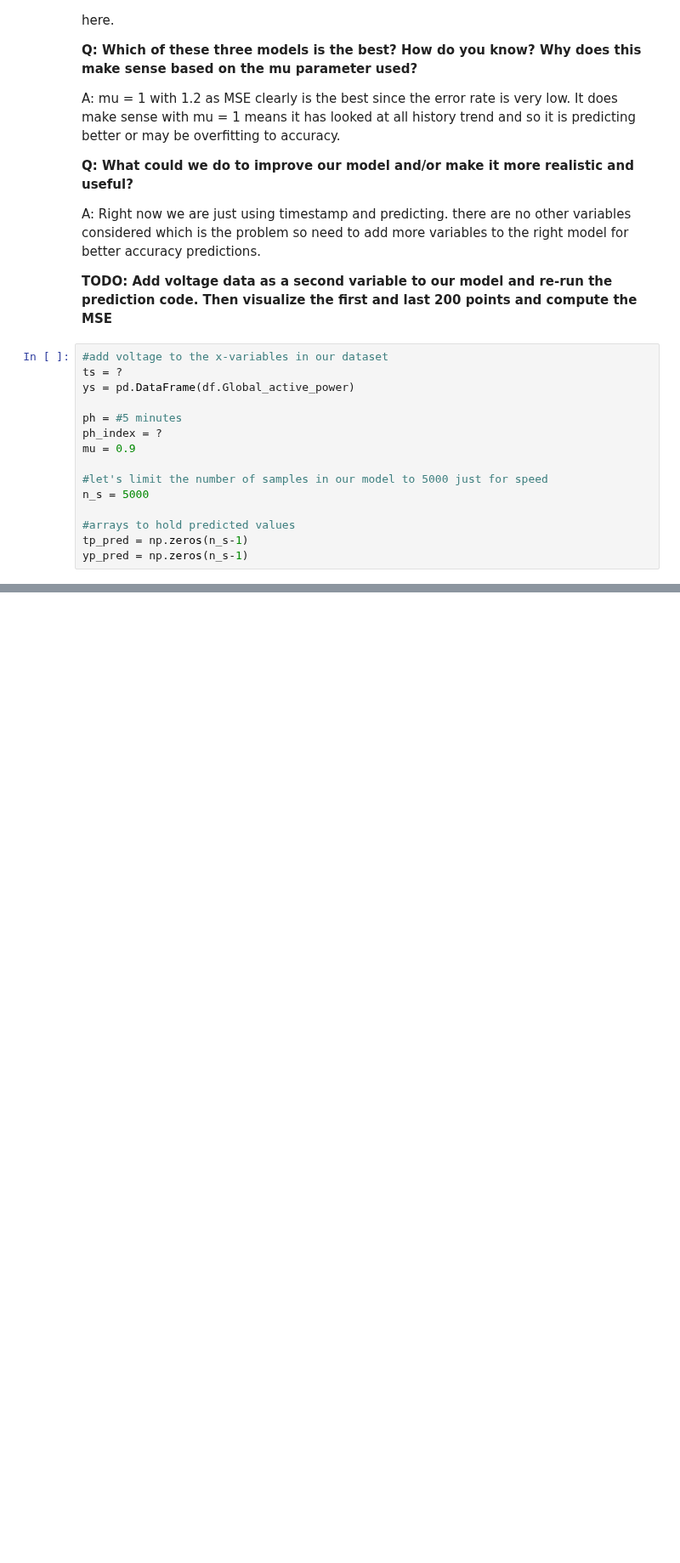
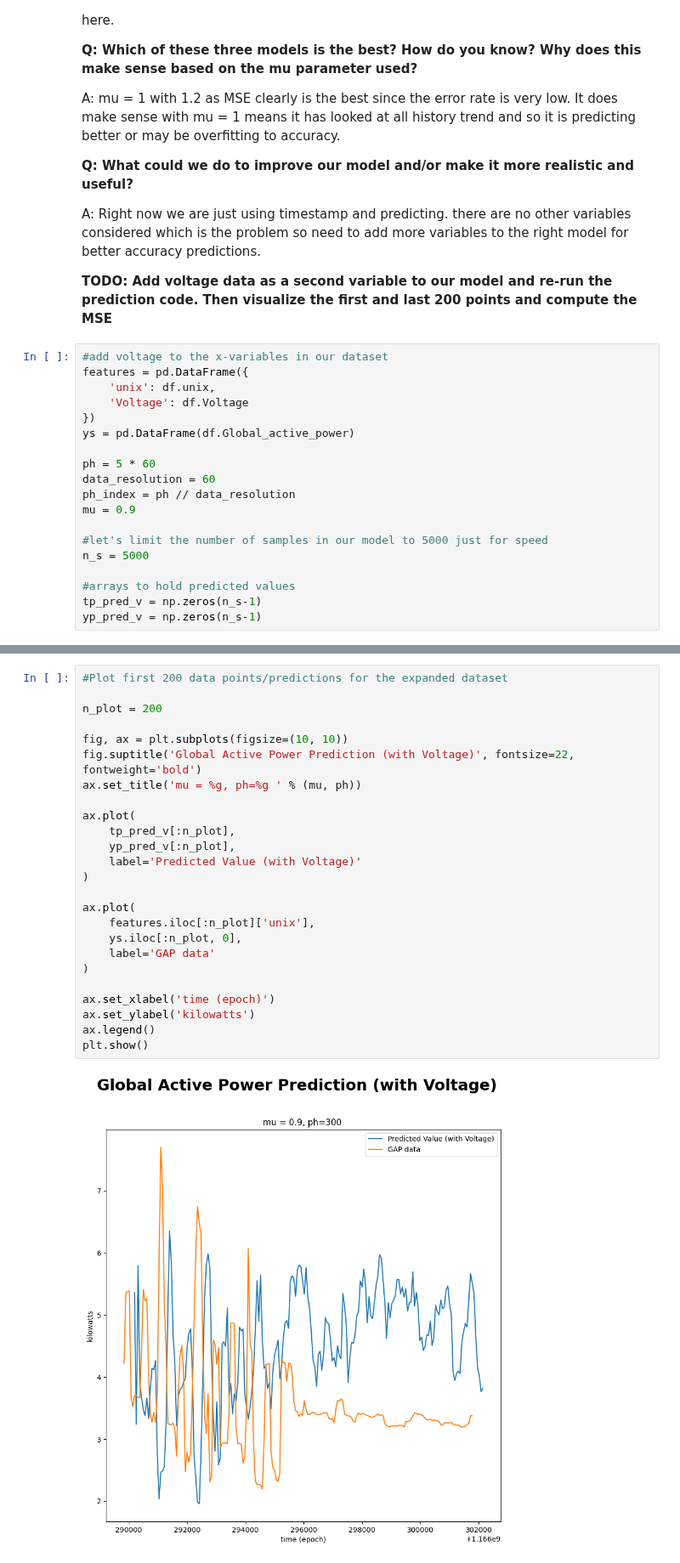
Before and after one commit to BPALAN-USD/AAI-530, a Jupyter notebook: AAI530_Assignment3_BhavinPalan.ipynb, the cells around one changed output, grey strips where cells are left out. Shown at 85% size. Cells and saved outputs as stored; diff of their text form; blank space fills up the shorter version.

```diff
--- a/AAI530_Assignment3_BhavinPalan.ipynb
+++ b/AAI530_Assignment3_BhavinPalan.ipynb
@@ -516,16 +516,20 @@ A: Right now we are just using timestamp and predicting. there are no other vari
 **TODO: Add voltage data as a second variable to our model and re-run the prediction code. Then visualize the first and last 200 points and compute the MSE**
 # %%
 #add voltage to the x-variables in our dataset
-ts = ?
+features = pd.DataFrame({
+    'unix': df.unix,
+    'Voltage': df.Voltage
+})
 ys = pd.DataFrame(df.Global_active_power)
 
-ph = #5 minutes
-ph_index = ?
+ph = 5 * 60
+data_resolution = 60
+ph_index = ph // data_resolution
 mu = 0.9
 
 #let's limit the number of samples in our model to 5000 just for speed
 n_s = 5000
 
 #arrays to hold predicted values
-tp_pred = np.zeros(n_s-1)
-yp_pred = np.zeros(n_s-1)
+tp_pred_v = np.zeros(n_s-1)
+yp_pred_v = np.zeros(n_s-1)
@@ -538,0 +570,27 @@ yp_pred = np.zeros(n_s-1)
+# %%
+#Plot first 200 data points/predictions for the expanded dataset
+
+n_plot = 200
+
+fig, ax = plt.subplots(figsize=(10, 10))
+fig.suptitle('Global Active Power Prediction (with Voltage)', fontsize=22, fontweight='bold')
+ax.set_title('mu = %g, ph=%g ' % (mu, ph))
+
+ax.plot(
+    tp_pred_v[:n_plot],
+    yp_pred_v[:n_plot],
+    label='Predicted Value (with Voltage)'
+)
+
+ax.plot(
+    features.iloc[:n_plot]['unix'],
+    ys.iloc[:n_plot, 0],
+    label='GAP data'
+)
+
+ax.set_xlabel('time (epoch)')
+ax.set_ylabel('kilowatts')
+ax.legend()
+plt.show()
+# %% [output]
+[figure, added]
```
Also changed, not shown: parts of 16 cells of this notebook.
